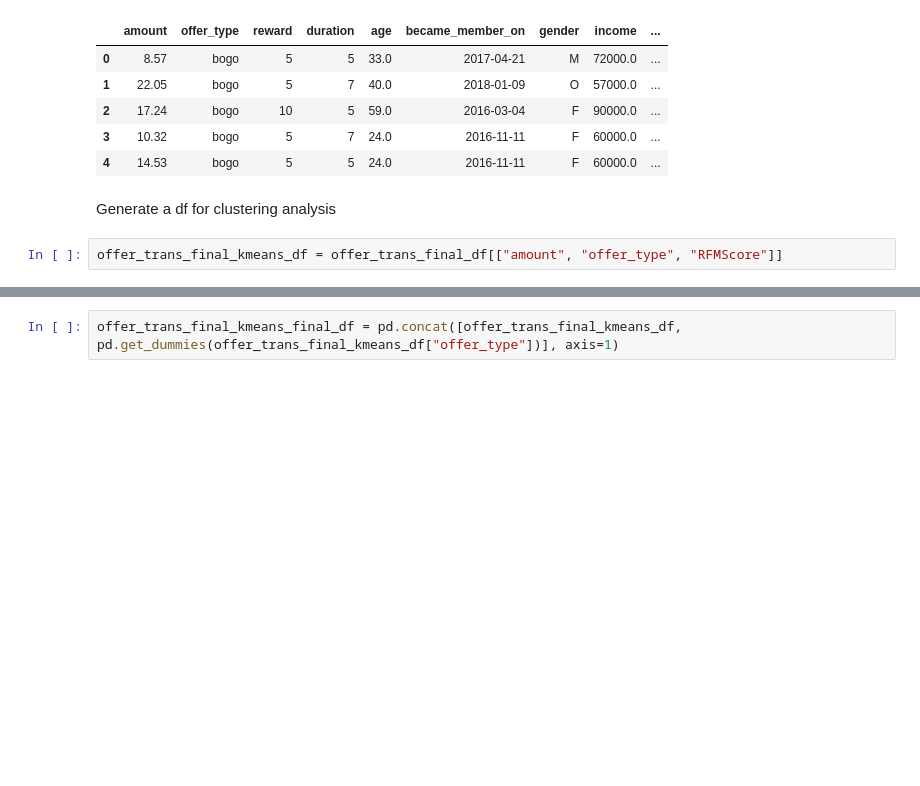
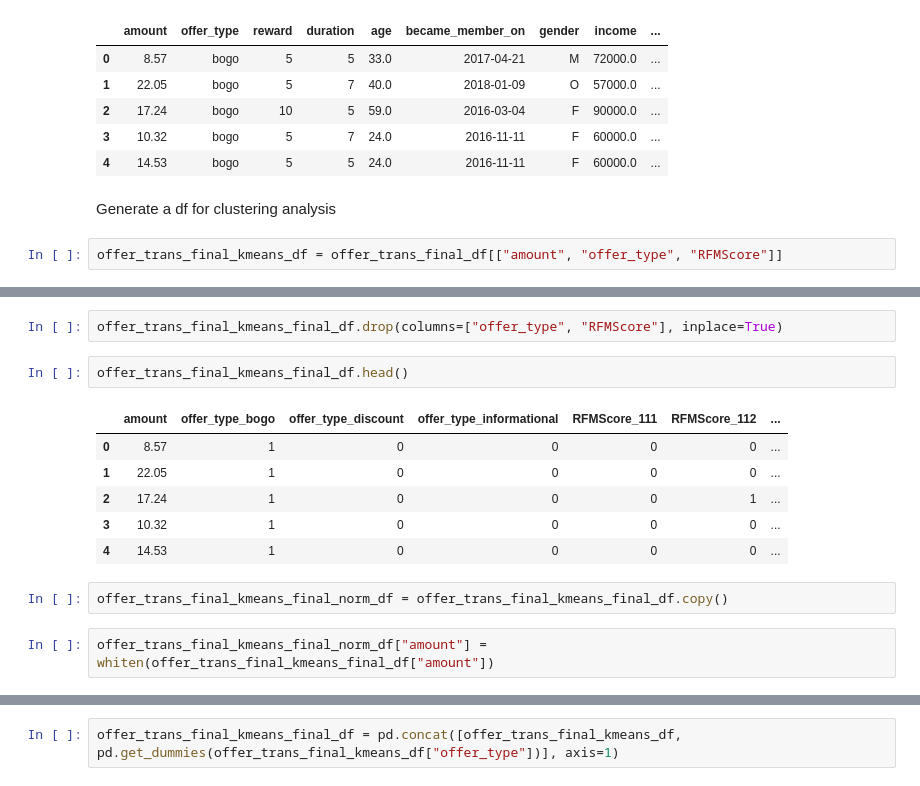
Before and after one commit to Mendy5/Udacity_Project_Capstone, a Jupyter notebook: Starbucks_Capstone_notebook.ipynb, the cells around one changed output, grey strips where cells are left out. Drawn from its saved outputs; the diff is of its cells as text; blank space fills up the shorter version.

```diff
--- a/Starbucks_Capstone_notebook.ipynb
+++ b/Starbucks_Capstone_notebook.ipynb
@@ -2354,0 +2367,15 @@ offer_trans_final_kmeans_df = offer_trans_final_df[["amount", "offer_type", "RFM
+# %%
+offer_trans_final_kmeans_final_df.drop(columns=["offer_type", "RFMScore"], inplace=True)
+# %%
+offer_trans_final_kmeans_final_df.head()
+# %% [output]
+|  | amount | offer_type_bogo | offer_type_discount | offer_type_informational | RFMScore_111 | RFMScore_112 | ... |
+| 0 | 8.57 | 1 | 0 | 0 | 0 | 0 | ... |
+| 1 | 22.05 | 1 | 0 | 0 | 0 | 0 | ... |
+| 2 | 17.24 | 1 | 0 | 0 | 0 | 1 | ... |
+| 3 | 10.32 | 1 | 0 | 0 | 0 | 0 | ... |
+| 4 | 14.53 | 1 | 0 | 0 | 0 | 0 | ... |
+# %%
+offer_trans_final_kmeans_final_norm_df = offer_trans_final_kmeans_final_df.copy()
+# %%
+offer_trans_final_kmeans_final_norm_df["amount"] = whiten(offer_trans_final_kmeans_final_df["amount"])
```
Also changed, not shown: parts of 40 cells of this notebook.
